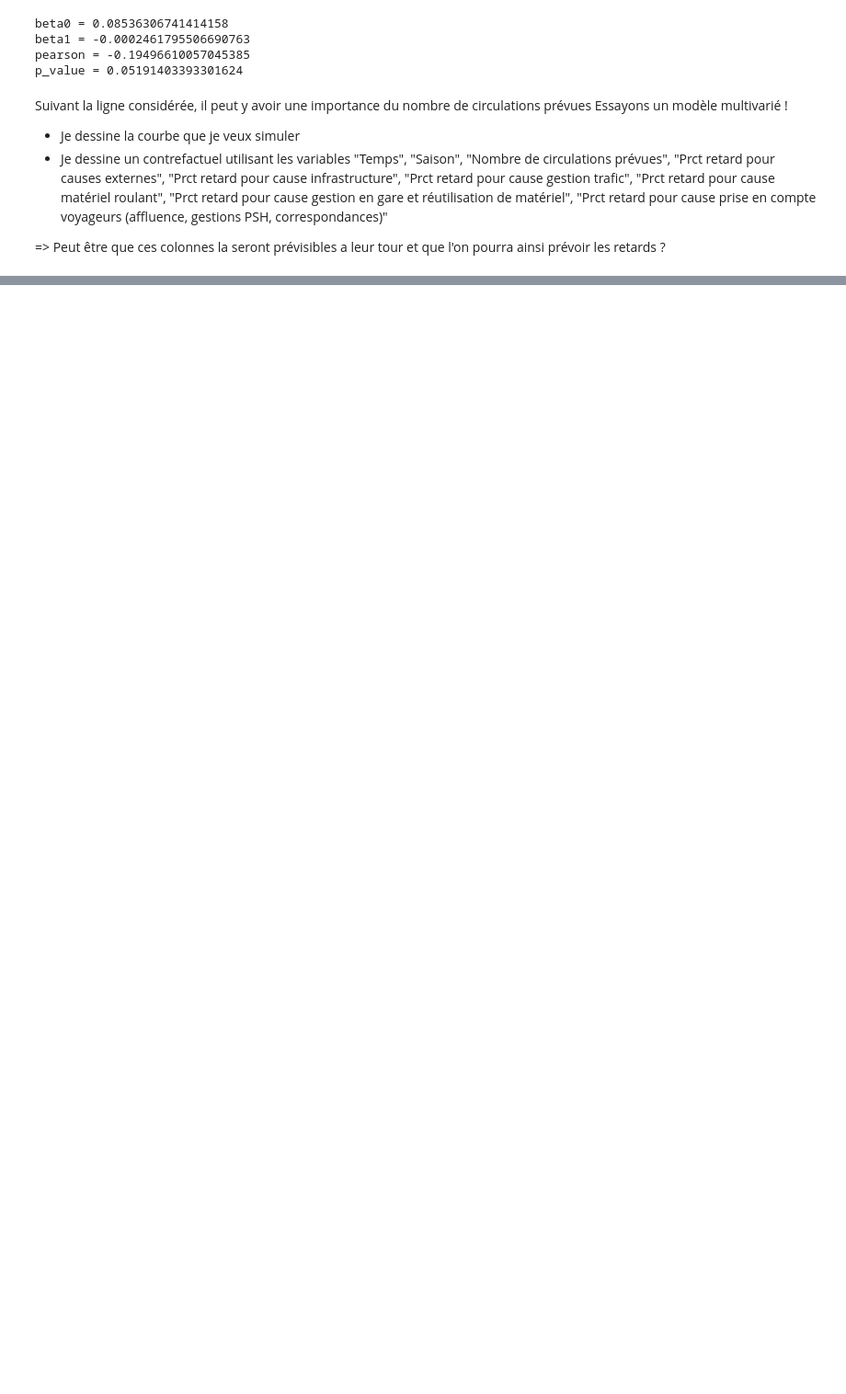
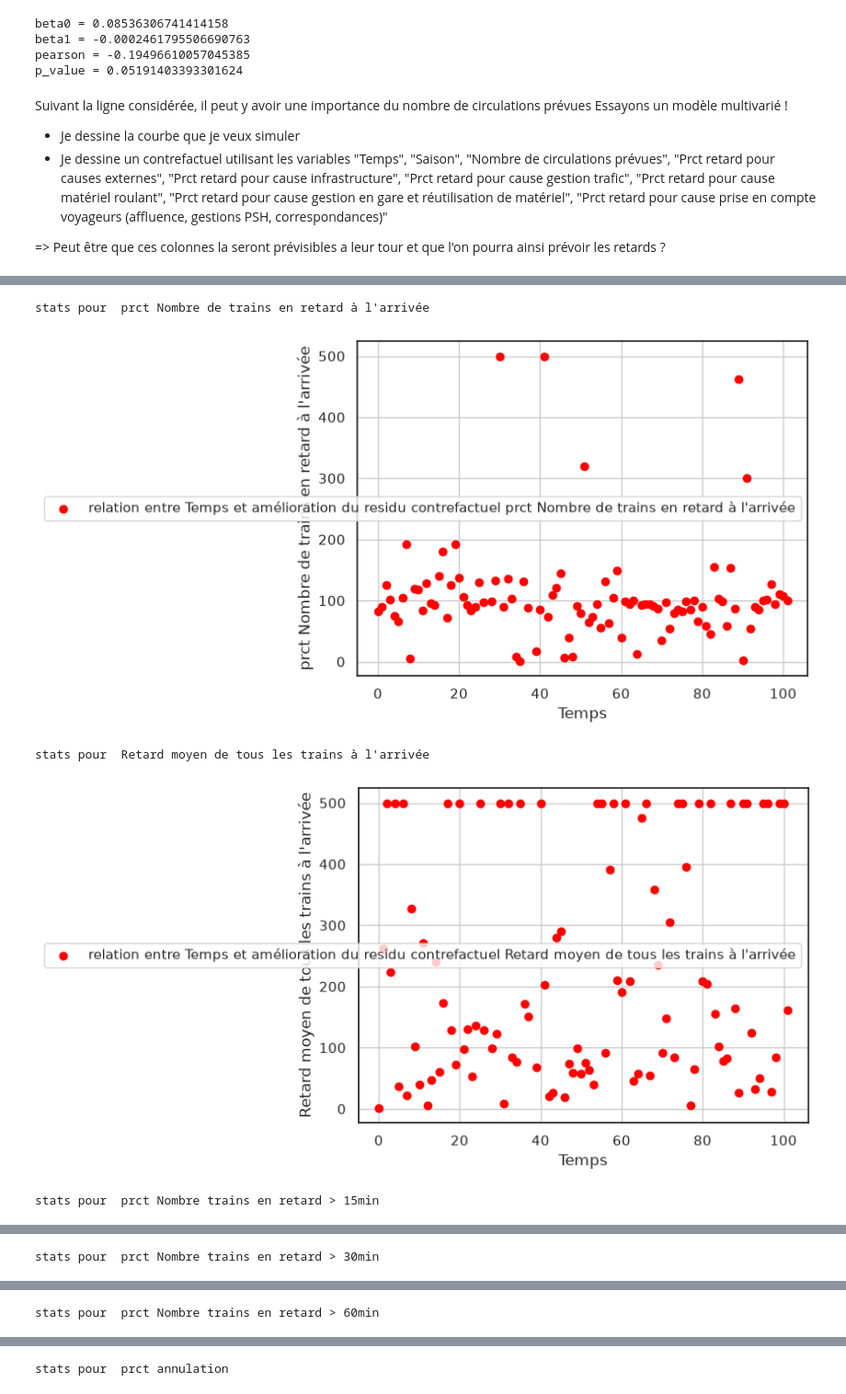
Before and after one commit to matthieubaucher/projet_sncf, a Jupyter notebook: poc/analyse_matthieu/src/analyse.ipynb, the cells around one changed output, grey strips where cells are left out. Shown at 92% size. Drawn from its saved outputs; the diff is of its cells as text; code cells hidden in the pictures; blank space fills up the shorter version.

```diff
--- a/poc/analyse_matthieu/src/analyse.ipynb
+++ b/poc/analyse_matthieu/src/analyse.ipynb
@@ -615,0 +616,74 @@ Il serai bon de normaliser certaines colonnes : peut être regarder un des tp pr
+# %%
+source_X = ["Temps", "Saison", "Nombre de circulations prévues", "Prct retard pour causes externes",
+"Prct retard pour cause infrastructure", "Prct retard pour cause gestion trafic", "Prct retard pour cause matériel roulant",
+"Prct retard pour cause gestion en gare et réutilisation de matériel",
+"Prct retard pour cause prise en compte voyageurs (affluence, gestions PSH, correspondances)"]
+
+def creer_df_contrefactuel(df, col_X, col_Y):
+    model = MLPRegressor(
+        hidden_layer_sizes=(64,48,48,48,48,48),
+        activation='tanh',
+        solver='adam',
+        alpha=0.1,
+        max_iter=20000,
+        random_state=42)
+
+    model.fit(df[col_X], df[col_Y])
+    df[f"{col_Y} contrefactuel"] = model.predict(df[col_X])
+    model_simple = LinearRegression()
+    model_simple.fit(df[["Temps"]], df[col_Y])
+    df[f"{col_Y} contrefactuel simple"] = model_simple.predict(df[["Temps"]])
+
+def creer_df_contrefactuel2(df, col_X, col_Y):
+    model = MLPRegressor(
+        hidden_layer_sizes=(64,48,48,48,48,48),
+        activation='tanh',
+        solver='adam',
+        alpha=0.1,
+        max_iter=20000,
+        random_state=42)
+
+    model_simple = MLPRegressor(
+        hidden_layer_sizes=(64,48,48,48,48,48),
+        activation='tanh',
+        solver='adam',
+        alpha=0.1,
+        max_iter=20000,
+        random_state=42)
+
+    model.fit(df[col_X], df[col_Y])
+    df[f"{col_Y} contrefactuel"] = model.predict(df[col_X])
+
+    model_simple.fit(df[source_X], df[col_Y])
+    df[f"{col_Y} contrefactuel simple"] = model_simple.predict(df[source_X])
+
+def analyse_et_visualistation_contrefactuel(df, source, depart, arrivee):
+    for retard in colonne_prct_retard:
+        print("stats pour ", retard)
+        creer_df_contrefactuel2(df, source, retard)
+        df = df[(df["Gare de départ"]==depart) & (df["Gare d'arrivée"]==arrivee)]
+        visualise_amelioration_residu_contrefactuel(df, retard)
+        print("")
+        print("")
+        print("")
+
+def ajout_colonne_trajet(df):
+    df = df.copy()
+    df["trajet"] = df["Gare de départ"].astype(str) + "_" + df["Gare d'arrivée"].astype(str)
+    df_onehot = pd.get_dummies(df["trajet"], prefix="trajet")
+    df = pd.concat([df, df_onehot], axis=1)
+    nouvelle_source = source_X.copy()
+    for colonne in df_onehot.columns:
+        if colonne.startswith("trajet_"):
+            nouvelle_source.append(colonne)
+    return df, nouvelle_source
+
+df_analyse_retard_2, source = ajout_colonne_trajet(df_analyse_retard)
+analyse_et_visualistation_contrefactuel(df_analyse_retard_2, source, "PARIS LYON", "NICE VILLE")
+analyse_et_visualistation_contrefactuel(df_analyse_retard_2, source, "PARIS NORD", "LILLE")
+# %% [output]
+stats pour  prct Nombre de trains en retard à l'arrivée
+[figure, added]
+stats pour  Retard moyen de tous les trains à l'arrivée
+[figure, added]
+stats pour  prct Nombre trains en retard > 15min
@@ -615,0 +691 @@ Il serai bon de normaliser certaines colonnes : peut être regarder un des tp pr
+stats pour  prct Nombre trains en retard > 30min
@@ -615,0 +693 @@ Il serai bon de normaliser certaines colonnes : peut être regarder un des tp pr
+stats pour  prct Nombre trains en retard > 60min
@@ -615,0 +695 @@ Il serai bon de normaliser certaines colonnes : peut être regarder un des tp pr
+stats pour  prct annulation
```
Also changed, not shown: parts of 7 cells of this notebook.
